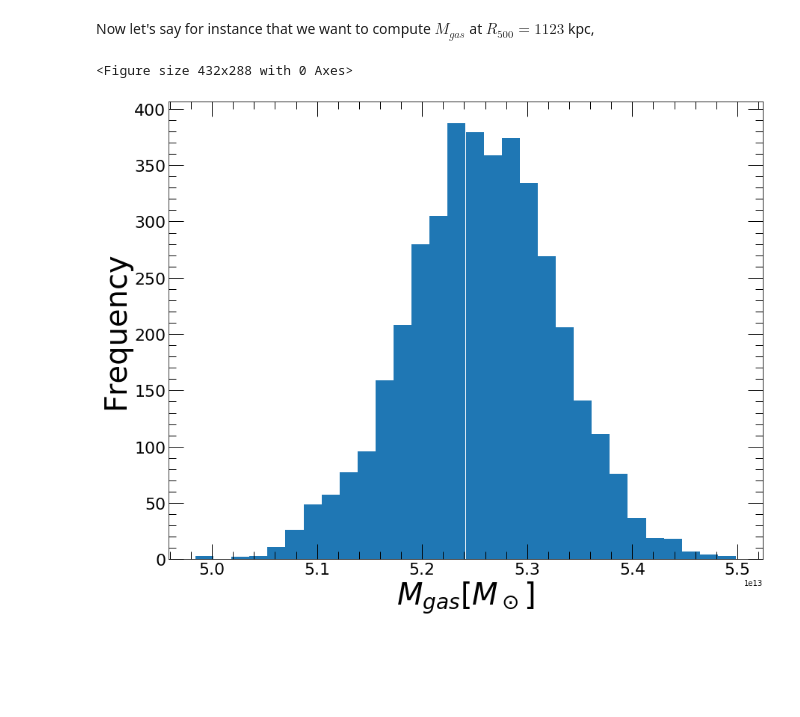
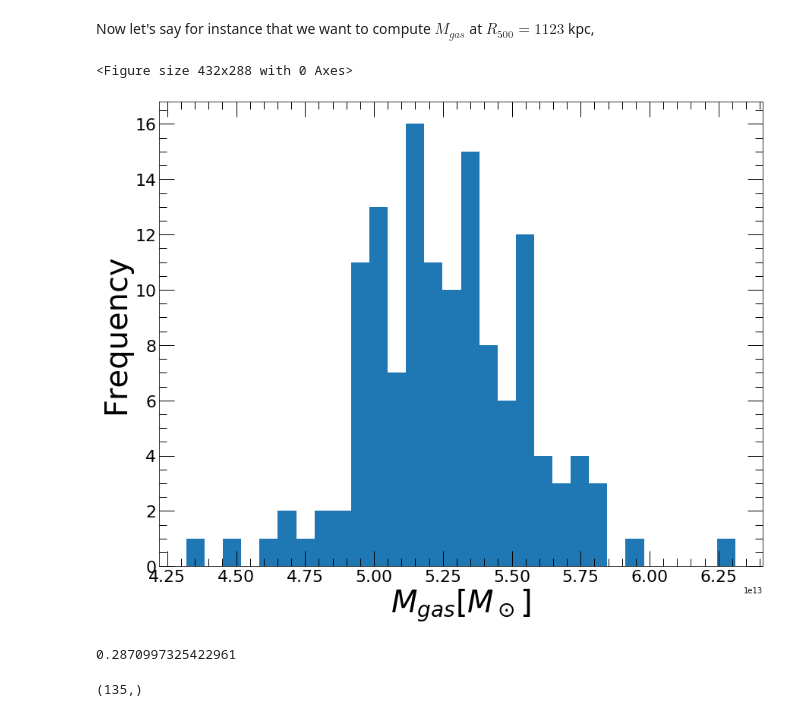
Before and after one commit to domeckert/pyproffit, a Jupyter notebook: docs/source/Deprojection.ipynb, the cells around one changed output. Saved outputs shown, nothing was run; the diff lists cells and outputs as text; code cells hidden in the pictures; blank space fills up the shorter version.

```diff
--- a/docs/source/Deprojection.ipynb
+++ b/docs/source/Deprojection.ipynb
@@ -243,7 +244,15 @@ depr.PlotMgas()
 # %% [markdown]
 Now let's say for instance that we want to compute $M_{gas}$ at $R_{500}=1123$ kpc,
 # %%
-mg_r500, mg_lo, mg_hi = depr.Mgas(radius = 1123.)
+mg_r500, mg_lo, mg_hi = depr.Mgas(radius = 1123., radius_err=50.)
 # %% [output]
 <Figure size 432x288 with 0 Axes>
-[figure, old version]
+[figure, new version]
+# %%
+(mg_r500 - mg_lo)/1e13
+# %% [output]
+0.2870997325422961
+# %%
+depr.mg.shape
+# %% [output]
+(135,)
```
Also changed, not shown: parts of 8 cells of this notebook, 39 other files.
